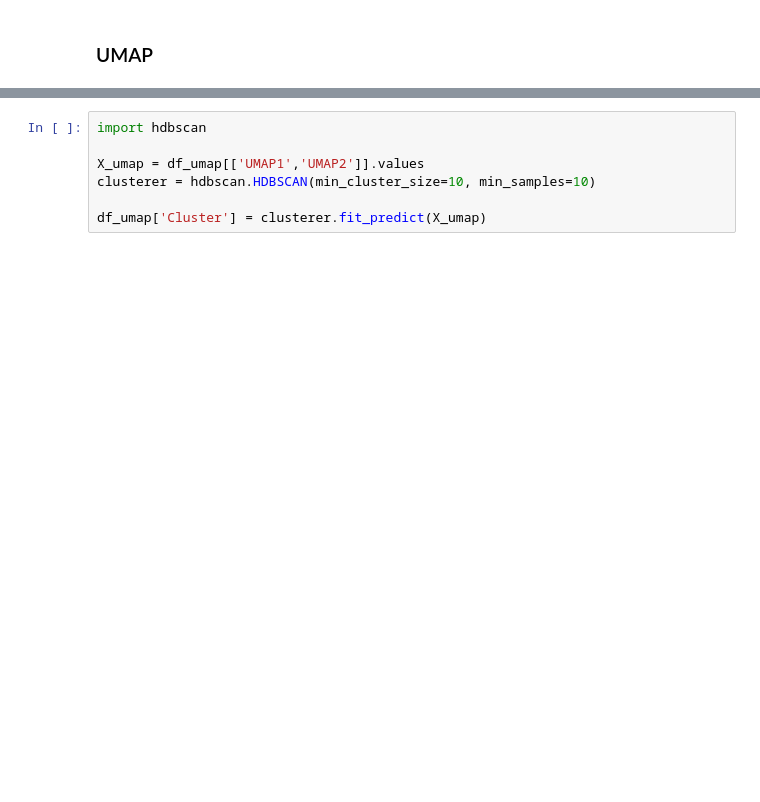
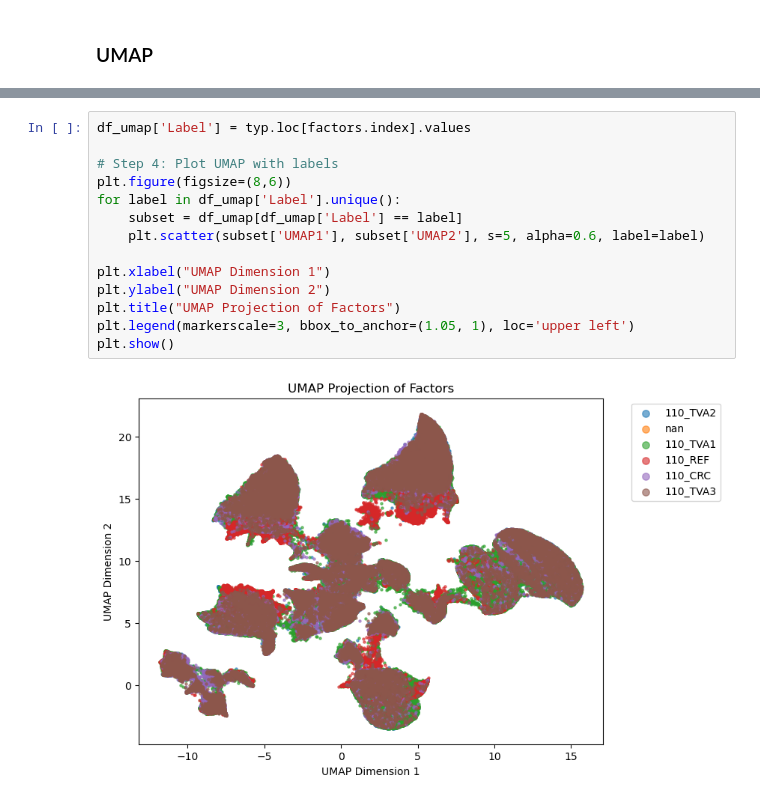
Before and after one commit to AtheerAS/liana-py, a Jupyter notebook: docs/source/unfinished_temp_notebooks/MOFA_Flex/MOFA_Flex.ipynb, the cells around one changed output, grey strips where cells are left out. Drawn from its saved outputs; the diff is of its cells as text; blank space fills up the shorter version.

```diff
--- a/docs/source/unfinished_temp_notebooks/MOFA_Flex/MOFA_Flex.ipynb
+++ b/docs/source/unfinished_temp_notebooks/MOFA_Flex/MOFA_Flex.ipynb
@@ -240,8 +317,17 @@ plt.show()
-# %%
-import hdbscan
-
-X_umap = df_umap[['UMAP1','UMAP2']].values
-clusterer = hdbscan.HDBSCAN(min_cluster_size=10, min_samples=10)
-
-df_umap['Cluster'] = clusterer.fit_predict(X_umap)
+# %%
+df_umap['Label'] = typ.loc[factors.index].values
+
+# Step 4: Plot UMAP with labels
+plt.figure(figsize=(8,6))
+for label in df_umap['Label'].unique():
+    subset = df_umap[df_umap['Label'] == label]
+    plt.scatter(subset['UMAP1'], subset['UMAP2'], s=5, alpha=0.6, label=label)
+
+plt.xlabel("UMAP Dimension 1")
+plt.ylabel("UMAP Dimension 2")
+plt.title("UMAP Projection of Factors")
+plt.legend(markerscale=3, bbox_to_anchor=(1.05, 1), loc='upper left')
+plt.show()
+# %% [output]
+[figure, added]
 # %%
```
Also changed, not shown: parts of 67 cells of this notebook.
